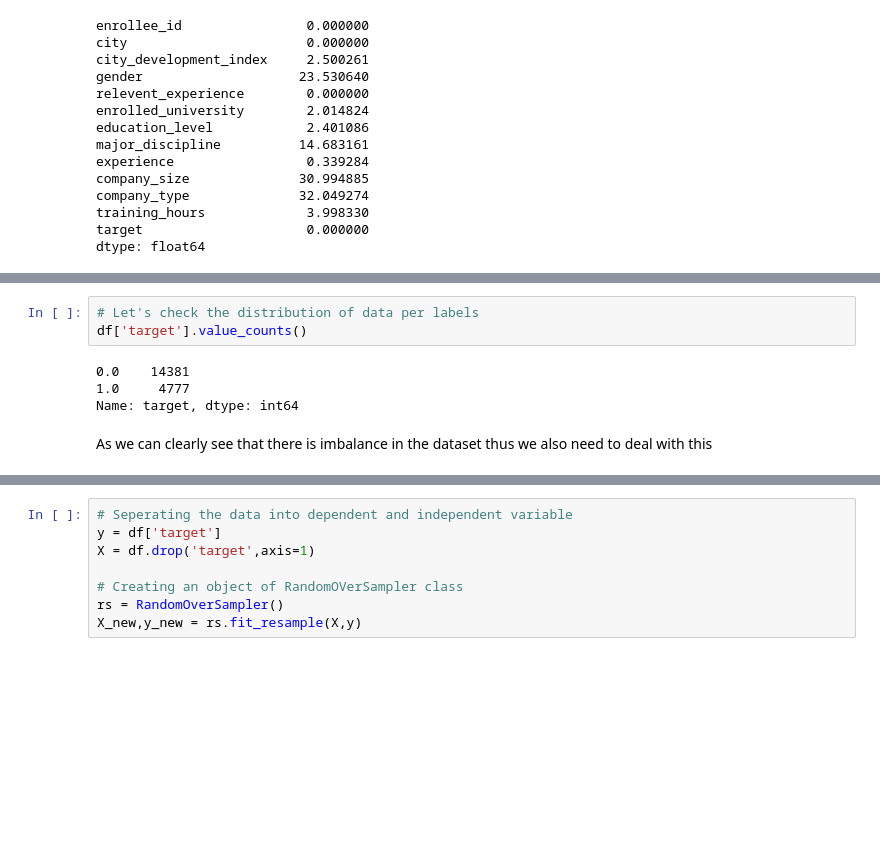
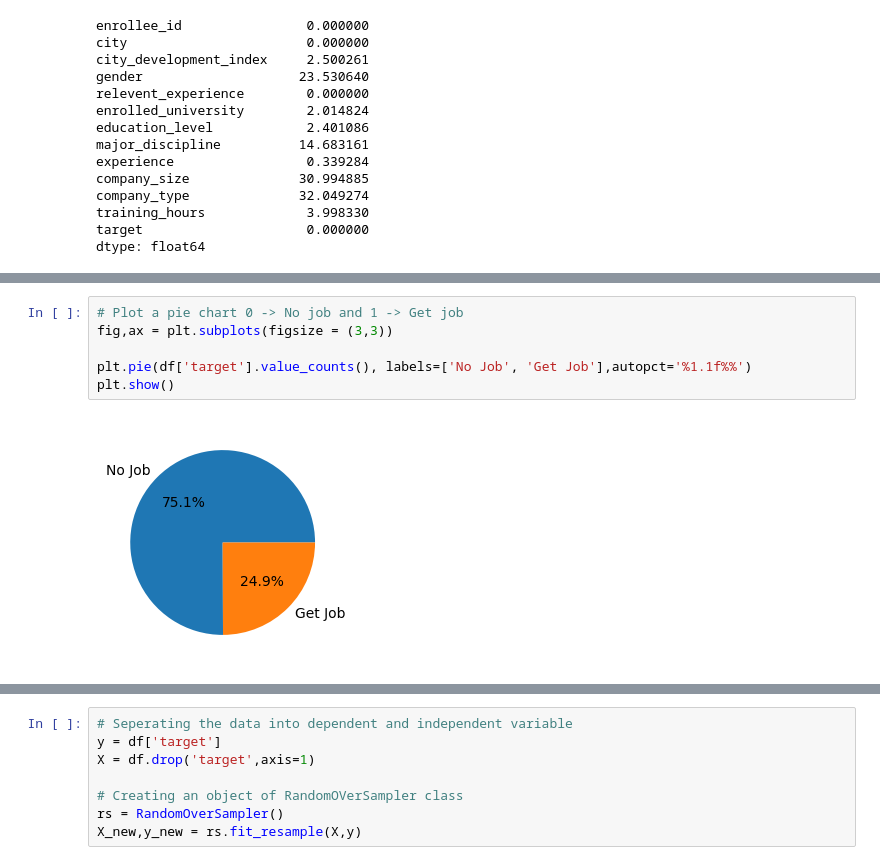
Before and after one commit to yuvraaj2002/Old_projects, a Jupyter notebook: DS job prediction/DS_job_prediction.ipynb, the cells around one changed output, grey strips where cells are left out. Cells and saved outputs as stored; diff of their text form; blank space fills up the shorter version.

```diff
--- a/DS job prediction/DS_job_prediction.ipynb
+++ b/DS job prediction/DS_job_prediction.ipynb
@@ -106,9 +129,8 @@ df.duplicated().sum()
 # %%
-# Let's check the distribution of data per labels
-df['target'].value_counts()
+# Plot a pie chart 0 -> No job and 1 -> Get job
+fig,ax = plt.subplots(figsize = (3,3))
+
+plt.pie(df['target'].value_counts(), labels=['No Job', 'Get Job'],autopct='%1.1f%%')
+plt.show()
 # %% [output]
-0.0    14381
-1.0     4777
-Name: target, dtype: int64
+[figure, added]
-# %% [markdown]
-As we can clearly see that there is imbalance in the dataset thus we also need to deal with this
```
Also changed, not shown: parts of 24 cells of this notebook.
